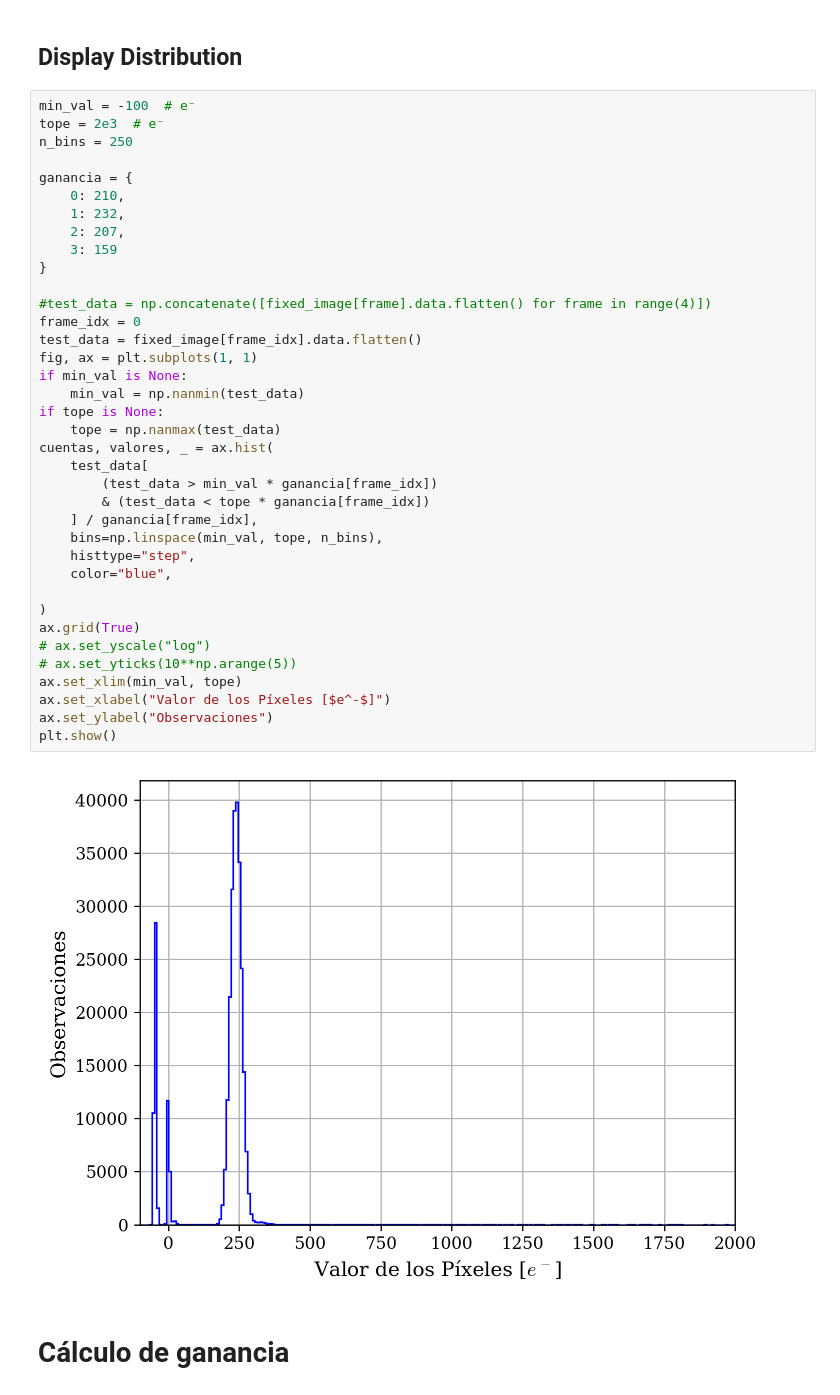
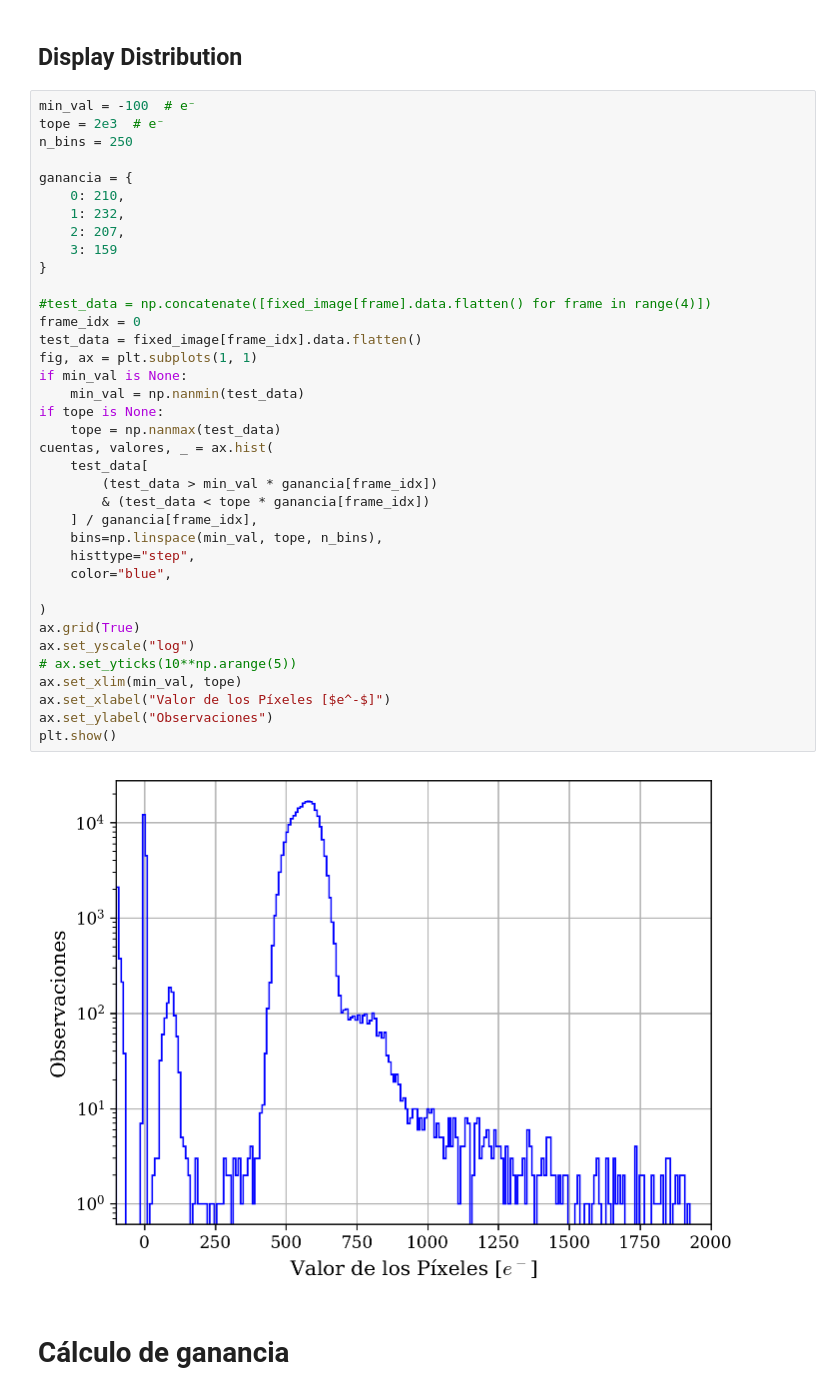
Before and after one commit to agustinbrusco/LAMBDA_Hub, a Jupyter notebook: skipper_image_analysis/image_read_test.ipynb, the cells around one changed output. Cells and saved outputs as stored; diff of their text form.

```diff
--- a/skipper_image_analysis/image_read_test.ipynb
+++ b/skipper_image_analysis/image_read_test.ipynb
@@ -178,35 +220,35 @@ ganancia = {
     1: 232,
     2: 207,
     3: 159
 }
 
 #test_data = np.concatenate([fixed_image[frame].data.flatten() for frame in range(4)])
 frame_idx = 0
 test_data = fixed_image[frame_idx].data.flatten()
 fig, ax = plt.subplots(1, 1)
 if min_val is None:
     min_val = np.nanmin(test_data)
 if tope is None:
     tope = np.nanmax(test_data)
 cuentas, valores, _ = ax.hist(
     test_data[
         (test_data > min_val * ganancia[frame_idx])
         & (test_data < tope * ganancia[frame_idx])
     ] / ganancia[frame_idx],
     bins=np.linspace(min_val, tope, n_bins),
     histtype="step",
     color="blue",
 
 )
 ax.grid(True)
-# ax.set_yscale("log")
+ax.set_yscale("log")
 # ax.set_yticks(10**np.arange(5))
 ax.set_xlim(min_val, tope)
 ax.set_xlabel("Valor de los Píxeles [$e^-$]")
 ax.set_ylabel("Observaciones")
 plt.show()
 # %% [output]
-[figure, old version]
+[figure, new version]
 # %% [markdown]
 # Cálculo de ganancia
 # %%
```
Also changed, not shown: parts of 6 cells of this notebook.
